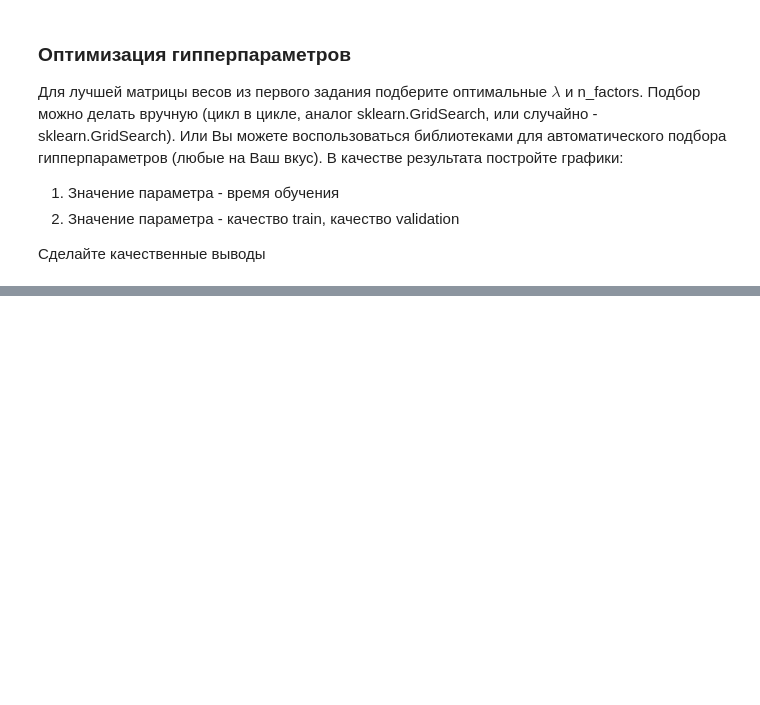
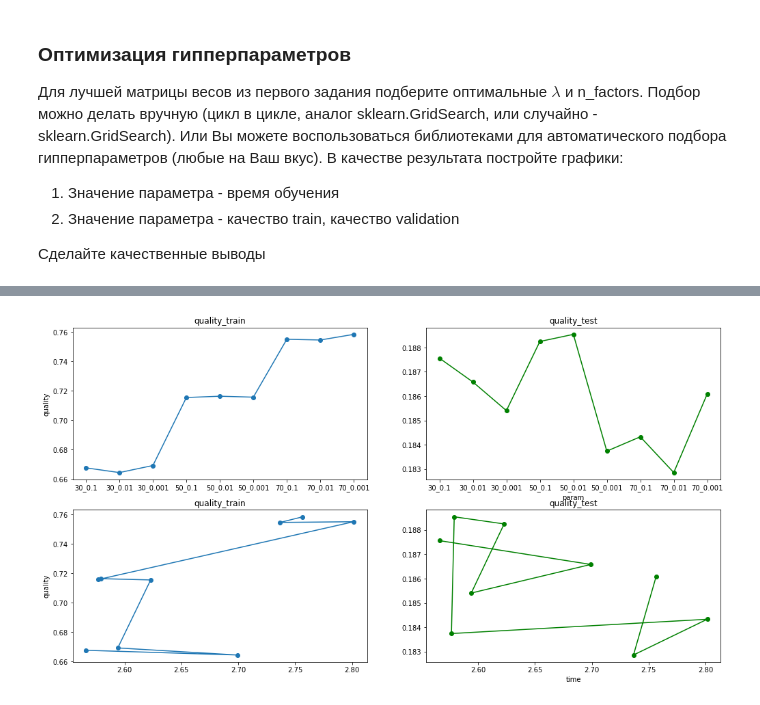
Before and after one commit to AinarIbragimov/2021.01.18.Recommender_systems, a Jupyter notebook: Lesson_3/Lesson_hw_3.ipynb, the cells around one changed output, grey strips where cells are left out. Drawn from its saved outputs; the diff is of its cells as text; code cells hidden in the pictures; blank space fills up the shorter version.

```diff
--- a/Lesson_3/Lesson_hw_3.ipynb
+++ b/Lesson_3/Lesson_hw_3.ipynb
@@ -59,5 +82,5 @@ def precision_at_k(recommended_list, bought_list, k=8):
 # %%
-data = pd.read_csv('./data/retail_train.csv')
+data = pd.read_csv('retail_train.csv')
 
 test_size_weeks = 3
 data_train = data[data['week_no'] < data['week_no'].max() - test_size_weeks]
@@ -113,3 +243,13 @@ items.head()
 | 2 | 26093 | 69 | PASTRY | Private | BREAD | BREAD:ITALIAN/FRENCH |  |
 | 3 | 26190 | 69 | GROCERY | Private | FRUIT - SHELF STABLE | APPLE SAUCE | 50 OZ |
 | 4 | 26355 | 69 | GROCERY | Private | COOKIES/CONES | SPECIALTY COOKIES | 14 OZ |
+# %%
+def precision_at_k(recommended_list, bought_list, k=5):
+
+    bought_list = np.array(bought_list)
+    recommended_list = np.array(recommended_list)[:k]
+
+    flags = np.isin(bought_list, recommended_list)
+    precision = flags.sum() / len(recommended_list)
+
+    return precision
@@ -115,0 +293,36 @@ items.head()
+# %%
+x1 = np.array(stata_g['time'])
+x2 = np.array(stata_g.index)
+
+y1 = np.array(stata_g['result_train'])
+y2 = np.array(stata_g['result_test'])
+
+plt.figure(figsize=(17, 9))
+
+plt.subplot(2, 2, 1)
+plt.plot(x2, y1)
+plt.scatter(x2, y1)
+plt.title('quality_train')
+plt.ylabel('quality')
+
+plt.subplot(2, 2, 2)
+plt.plot(x2, y2, c='g')
+plt.scatter(x2, y2, c='g')
+plt.title('quality_test')
+plt.xlabel('param')
+
+plt.subplot(2, 2, 3)
+plt.plot(x1, y1)
+plt.scatter(x1, y1)
+plt.title('quality_train')
+plt.ylabel('quality')
+
+plt.subplot(2, 2, 4)
+plt.plot(x1, y2, c='g')
+plt.scatter(x1, y2, c='g')
+plt.title('quality_test')
+plt.xlabel('time')
+
+plt.show()
+# %% [output]
+[figure, added]
```
Also changed, not shown: parts of 21 cells of this notebook.
